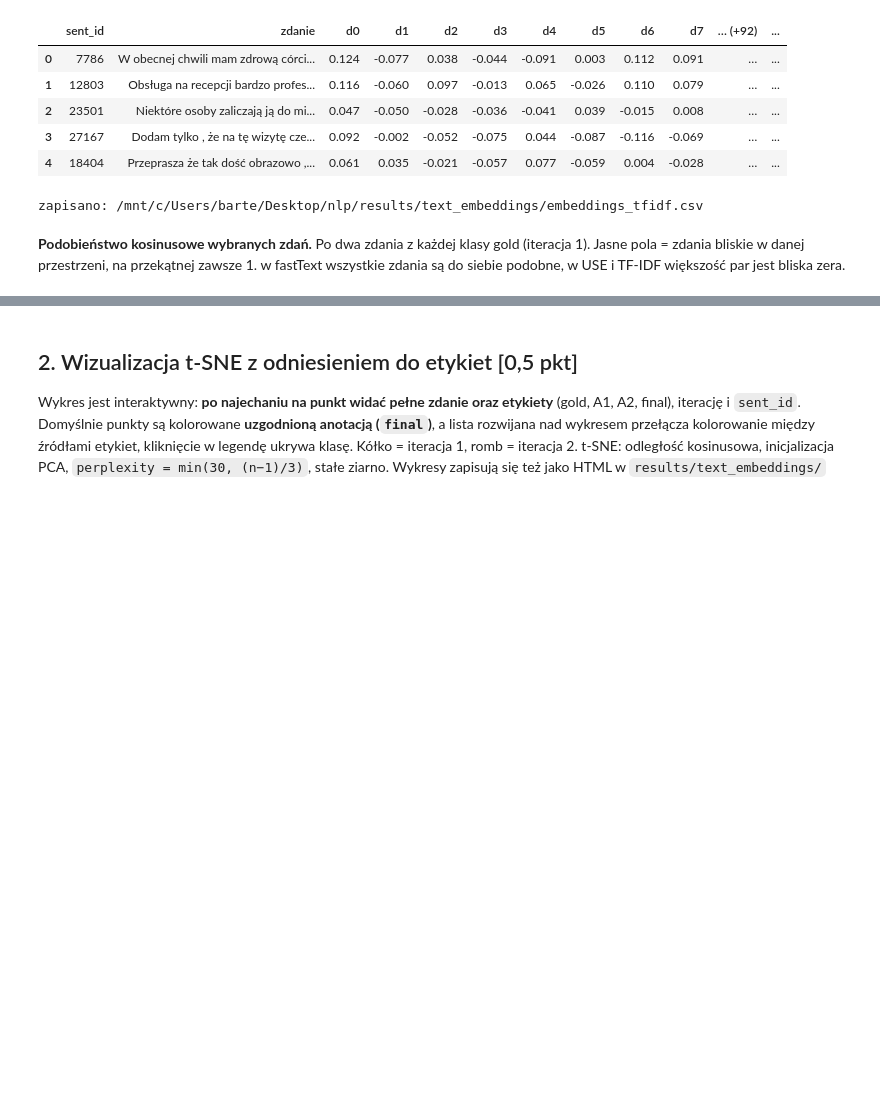
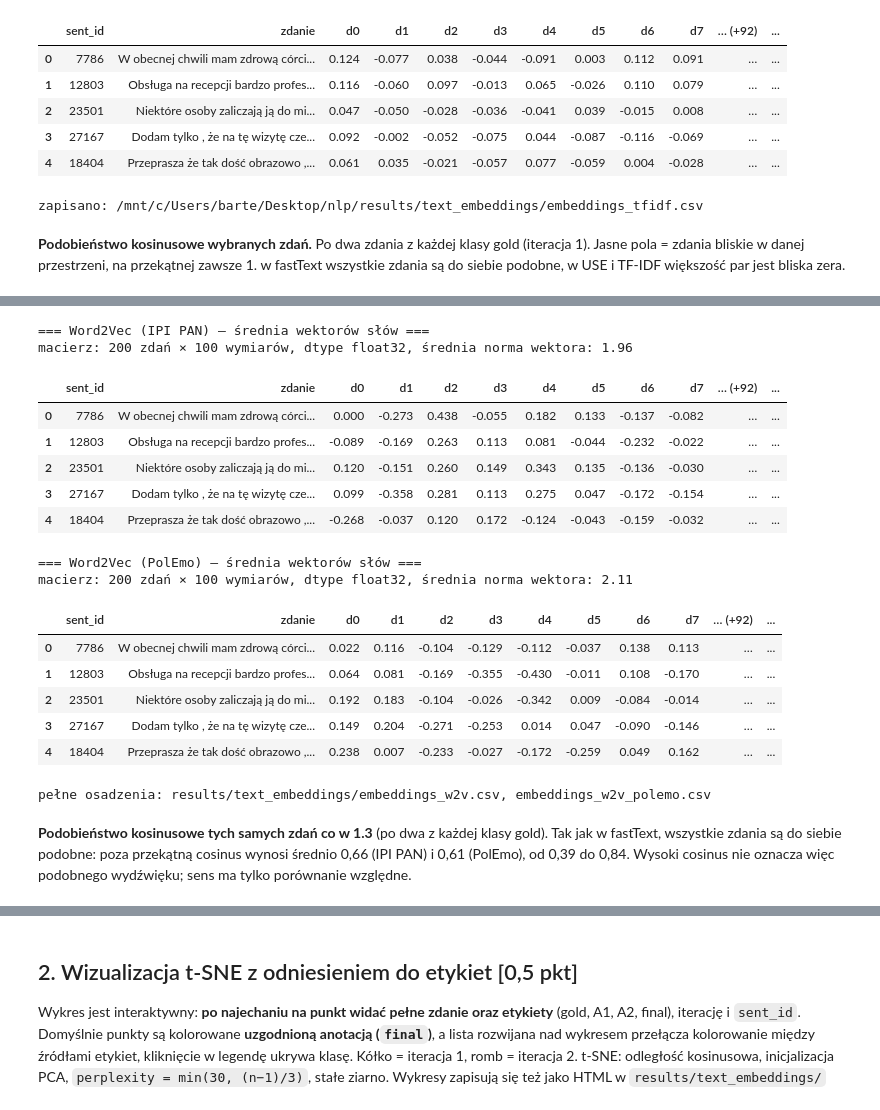
Before and after one commit to JanP2002/NLP_Lab, a Jupyter notebook: notebooks/Text_Embeddings_executed.ipynb, the cells around one changed output, grey strips where cells are left out. Cells and saved outputs as stored; diff of their text form; code cells hidden in the pictures; blank space fills up the shorter version.

```diff
--- a/notebooks/Text_Embeddings_executed.ipynb
+++ b/notebooks/Text_Embeddings_executed.ipynb
@@ -175,0 +192,18 @@ for n in E:
+# %%
+W2V_MODELS = ["w2v", "w2v_polemo"]
+W2V_TITLES = {"w2v": "Word2Vec IPI PAN", "w2v_polemo": "Word2Vec PolEmo"}
+emb_w2v, E_w2v, cov_w2v = {}, {}, {}
+for n in W2V_MODELS:
+    m = te.get_embedder(n)
+    E_w2v[n] = te.get_embeddings(m, df, force=FORCE)
+    # ponowne kodowanie sprawdza cache i daje pokrycie słownika dla każdego zdania (w cache go nie ma)
+    assert np.allclose(m.encode(df["text"].tolist()), E_w2v[n], atol=1e-5)
+    emb_w2v[n], cov_w2v[n] = m, m.last_coverage
+    print(f"OK  {n:10s} {E_w2v[n].shape}  {m.label}")
+
+display(pd.DataFrame({
+    "wymiar": [E_w2v[n].shape[1] for n in W2V_MODELS],
+    "pokrycie słów: średnio": [f"{cov_w2v[n].mean():.1%}" for n in W2V_MODELS],
+    "pokrycie słów: najmniej": [f"{cov_w2v[n].min():.0%}" for n in W2V_MODELS],
+    "zdania bez znanego słowa": [int((cov_w2v[n] == 0).sum()) for n in W2V_MODELS],
+}, index=pd.Index([W2V_TITLES[n] for n in W2V_MODELS], name="model")))
@@ -175,0 +217,29 @@ for n in E:
+# %%
+for n in W2V_MODELS:
+    print(f"\n=== {emb_w2v[n].label} ===")
+    print(f"macierz: {E_w2v[n].shape[0]} zdań × {E_w2v[n].shape[1]} wymiarów, dtype {E_w2v[n].dtype}, "
+          f"średnia norma wektora: {np.linalg.norm(E_w2v[n], axis=1).mean():.2f}")
+    display(te.embedding_preview(df, E_w2v[n], n_rows=5, n_dims=8))
+print("\npełne osadzenia: results/text_embeddings/embeddings_w2v.csv, embeddings_w2v_polemo.csv")
+# %% [output]
+=== Word2Vec (IPI PAN) – średnia wektorów słów ===
+macierz: 200 zdań × 100 wymiarów, dtype float32, średnia norma wektora: 1.96
+|  | sent_id | zdanie | d0 | d1 | d2 | d3 | d4 | d5 | d6 | d7 | … (+92) | ... |
+| 0 | 7786 | W obecnej chwili mam zdrową córci... | 0.000 | -0.273 | 0.438 | -0.055 | 0.182 | 0.133 | -0.137 | -0.082 | … | ... |
+| 1 | 12803 | Obsługa na recepcji bardzo profes... | -0.089 | -0.169 | 0.263 | 0.113 | 0.081 | -0.044 | -0.232 | -0.022 | … | ... |
+| 2 | 23501 | Niektóre osoby zaliczają ją do mi... | 0.120 | -0.151 | 0.260 | 0.149 | 0.343 | 0.135 | -0.136 | -0.030 | … | ... |
+| 3 | 27167 | Dodam tylko , że na tę wizytę cze... | 0.099 | -0.358 | 0.281 | 0.113 | 0.275 | 0.047 | -0.172 | -0.154 | … | ... |
+| 4 | 18404 | Przeprasza że tak dość obrazowo ,... | -0.268 | -0.037 | 0.120 | 0.172 | -0.124 | -0.043 | -0.159 | -0.032 | … | ... |
+=== Word2Vec (PolEmo) – średnia wektorów słów ===
+macierz: 200 zdań × 100 wymiarów, dtype float32, średnia norma wektora: 2.11
+|  | sent_id | zdanie | d0 | d1 | d2 | d3 | d4 | d5 | d6 | d7 | … (+92) | ... |
+| 0 | 7786 | W obecnej chwili mam zdrową córci... | 0.022 | 0.116 | -0.104 | -0.129 | -0.112 | -0.037 | 0.138 | 0.113 | … | ... |
+| 1 | 12803 | Obsługa na recepcji bardzo profes... | 0.064 | 0.081 | -0.169 | -0.355 | -0.430 | -0.011 | 0.108 | -0.170 | … | ... |
+| 2 | 23501 | Niektóre osoby zaliczają ją do mi... | 0.192 | 0.183 | -0.104 | -0.026 | -0.342 | 0.009 | -0.084 | -0.014 | … | ... |
+| 3 | 27167 | Dodam tylko , że na tę wizytę cze... | 0.149 | 0.204 | -0.271 | -0.253 | 0.014 | 0.047 | -0.090 | -0.146 | … | ... |
+| 4 | 18404 | Przeprasza że tak dość obrazowo ,... | 0.238 | 0.007 | -0.233 | -0.027 | -0.172 | -0.259 | 0.049 | 0.162 | … | ... |
+pełne osadzenia: results/text_embeddings/embeddings_w2v.csv, embeddings_w2v_polemo.csv
+# %% [markdown]
+**Podobieństwo kosinusowe tych samych zdań co w 1.3** (po dwa z każdej klasy gold). Tak jak w fastText,
+wszystkie zdania są do siebie podobne: poza przekątną cosinus wynosi średnio 0,66 (IPI PAN) i 0,61 (PolEmo),
+od 0,39 do 0,84. Wysoki cosinus nie oznacza więc podobnego wydźwięku; sens ma tylko porównanie względne.
```
Also changed, not shown: parts of 21 cells of this notebook, 6 other files.
